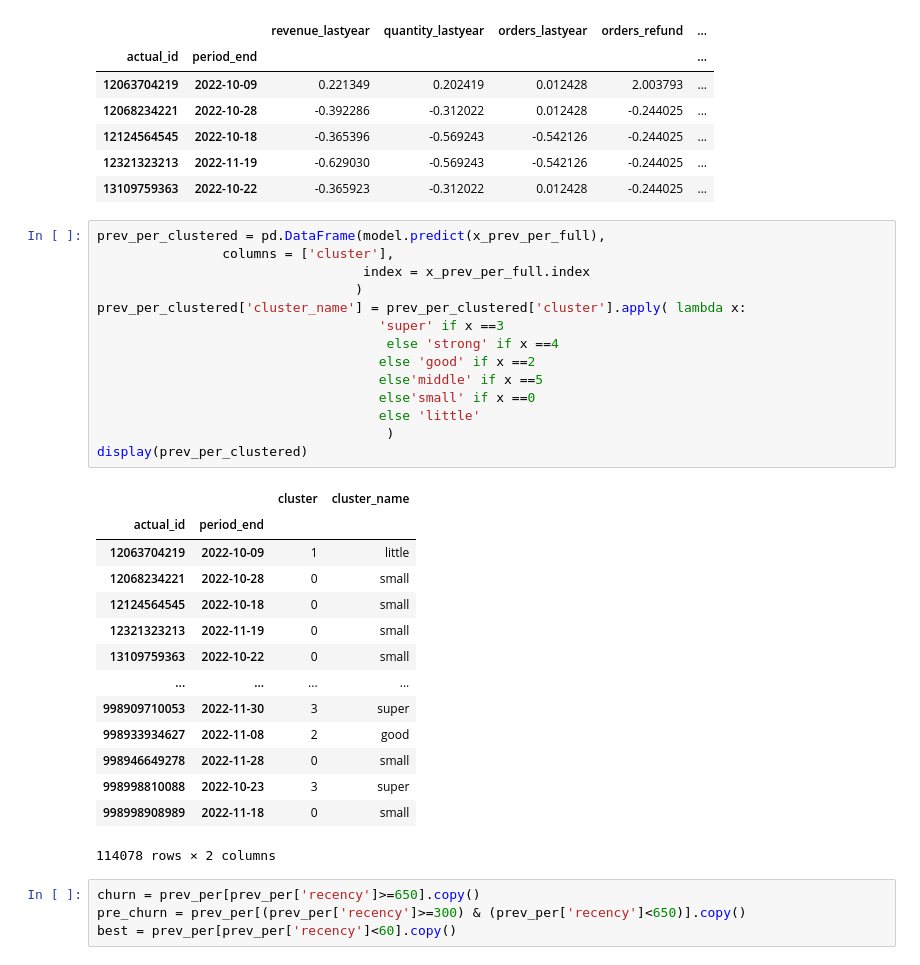
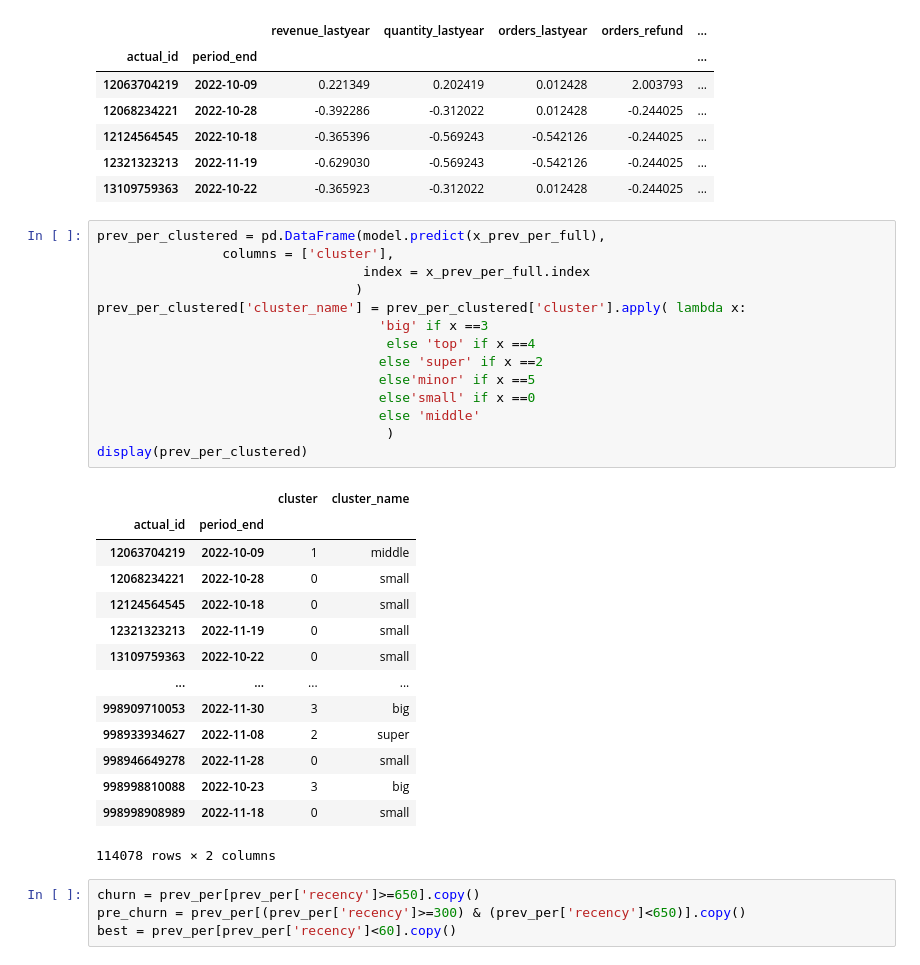
Before and after one commit to 4Sin/cofee_test, a Jupyter notebook: coffee_test_ASin.ipynb, the cells around one changed output. Saved outputs shown, nothing was run; the diff lists cells and outputs as text.

```diff
--- a/coffee_test_ASin.ipynb
+++ b/coffee_test_ASin.ipynb
@@ -898,30 +898,30 @@ display(x_prev_per_full.head())
 # %%
 prev_per_clustered = pd.DataFrame(model.predict(x_prev_per_full),
                 columns = ['cluster'],
                                   index = x_prev_per_full.index
                                  )
 prev_per_clustered['cluster_name'] = prev_per_clustered['cluster'].apply( lambda x:
-                                    'super' if x ==3
-                                     else 'strong' if x ==4
-                                    else 'good' if x ==2
-                                    else'middle' if x ==5
+                                    'big' if x ==3
+                                     else 'top' if x ==4
+                                    else 'super' if x ==2
+                                    else'minor' if x ==5
                                     else'small' if x ==0
-                                    else 'little'
+                                    else 'middle'
                                      )
 display(prev_per_clustered)
 # %% [output]
 |  |  | cluster | cluster_name |
 | actual_id | period_end |  |  |
-| 12063704219 | 2022-10-09 | 1 | little |
+| 12063704219 | 2022-10-09 | 1 | middle |
 | 12068234221 | 2022-10-28 | 0 | small |
 | 12124564545 | 2022-10-18 | 0 | small |
 | 12321323213 | 2022-11-19 | 0 | small |
 | 13109759363 | 2022-10-22 | 0 | small |
 | ... | ... | ... | ... |
-| 998909710053 | 2022-11-30 | 3 | super |
-| 998933934627 | 2022-11-08 | 2 | good |
+| 998909710053 | 2022-11-30 | 3 | big |
+| 998933934627 | 2022-11-08 | 2 | super |
 | 998946649278 | 2022-11-28 | 0 | small |
-| 998998810088 | 2022-10-23 | 3 | super |
+| 998998810088 | 2022-10-23 | 3 | big |
 | 998998908989 | 2022-11-18 | 0 | small |
 114078 rows × 2 columns
 # %%
```
Also changed, not shown: parts of 19 cells of this notebook.
